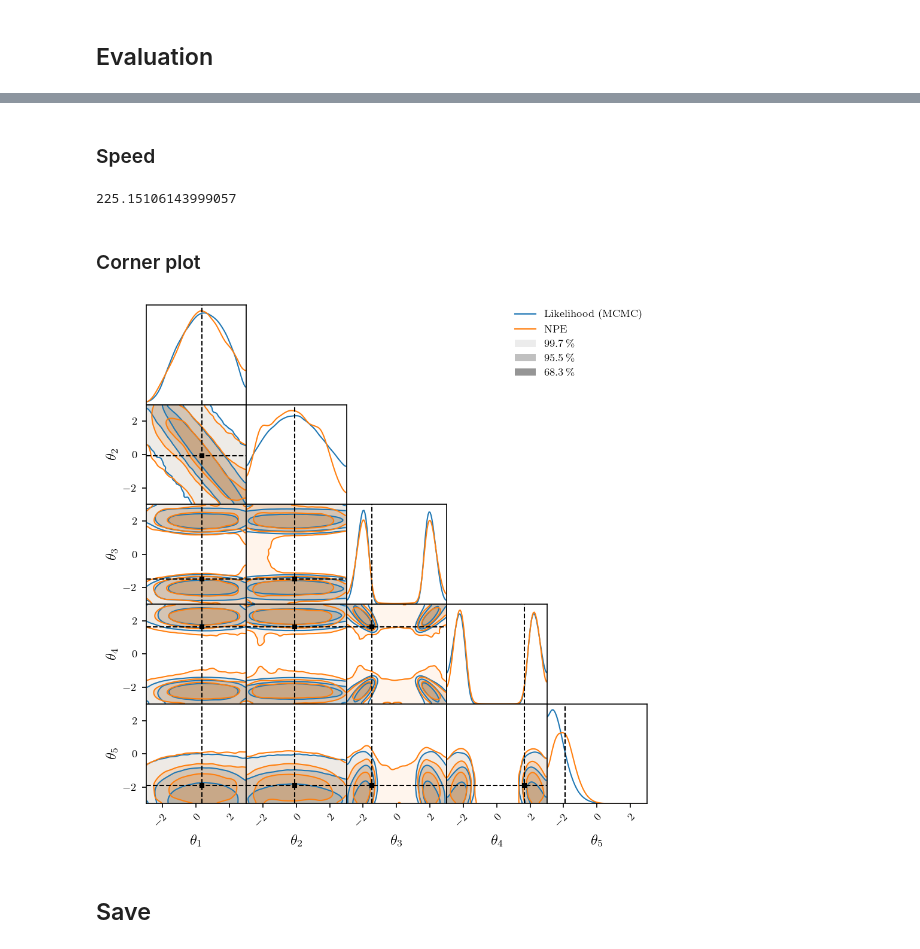
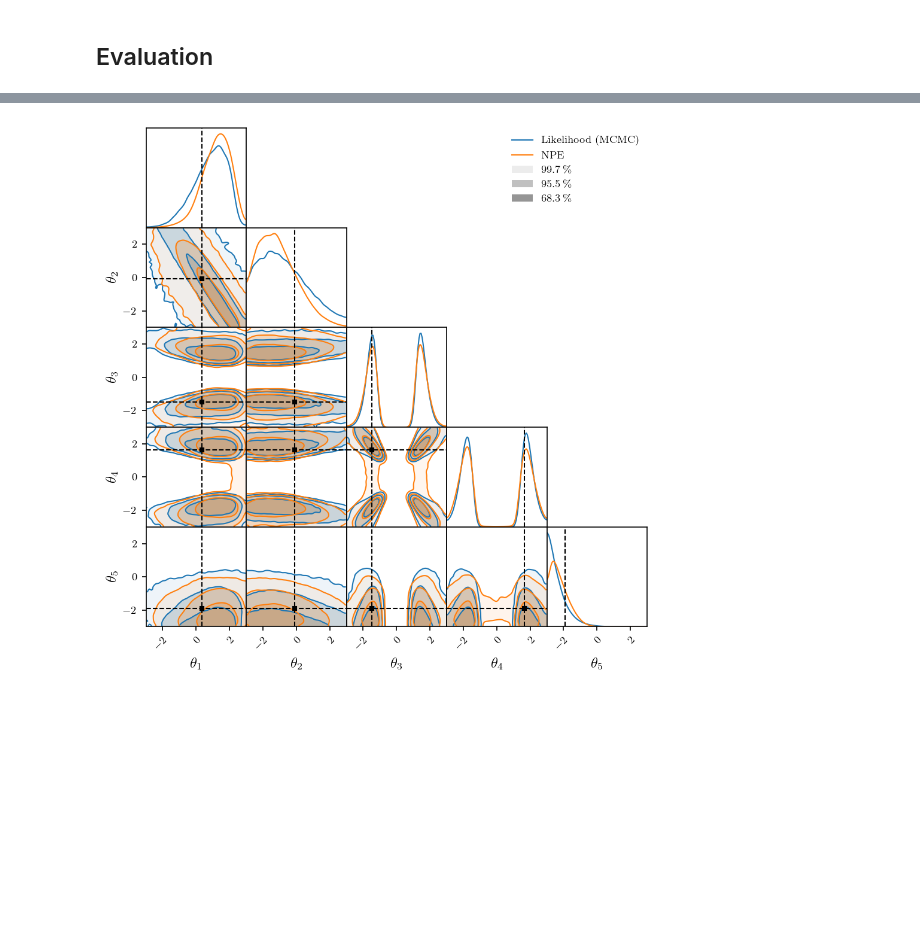
Before and after one commit to probabilists/lampe, a Jupyter notebook: notebooks/slcp-npe.ipynb, the cells around one changed output, grey strips where cells are left out. Cells and saved outputs as stored; diff of their text form; code cells hidden in the pictures; blank space fills up the shorter version.

```diff
--- a/notebooks/slcp-npe.ipynb
+++ b/notebooks/slcp-npe.ipynb
@@ -53,0 +69,3 @@ for epoch in trainer(64):
+# %%
+pipe = NPEPipe(estimator, embedding=embedding).cuda()
+optimizer = optim.AdamW(pipe.parameters(), lr=1e-3, weight_decay=1e-3)
@@ -54,4 +93,2 @@ for epoch in trainer(64):
 # %% [markdown]
 ## Evaluation
-# %%
-_ = model.eval()
@@ -65,62 +95,31 @@ parameters
-# %% [markdown]
-### Speed
-# %%
-theta, x = next(iter(train_loader))
-batches = 2 ** 10
-
-start = torch.cuda.Event(enable_timing=True)
-end = torch.cuda.Event(enable_timing=True)
-
-start.record()
-
-with torch.no_grad():
-    for _ in range(batches):
-        y = model.embedding(x)
-        _ = model(theta, y)
-
-end.record()
-
-torch.cuda.synchronize()
-
-seconds = start.elapsed_time(end) * 1e-3
-
-speed = batches / seconds
-speed
-# %% [output]
-225.15106143999057
-# %% [markdown]
-### Corner plot
 # %%
-theta = torch.tensor([0.3517, -0.0883, -1.4778, 1.6406, -1.9085]).cuda()
+theta = torch.tensor([0.3517, -0.0883, -1.4778, 1.6406, -1.9085])
 x = sim(theta)
-y = model.embedding(x)
 # %%
-sigma = 0.05 * (sim.upper - sim.lower)
+sampler = InferenceSampler(x, prior, likelihood=sim.log_prob, batch_size=2**12, sigma=5e-1)
+samples = torch.cat([t for t in sampler(2**8, burn=2**6, step=2**2)])
 
-sampler = LRESampler(sim.log_prob, sim.prior, x, batch_size=2 ** 12, sigma=sigma)
-thetas = torch.cat([t.cpu() for t in sampler(2 ** 13, burn=2 ** 12, skip=2 ** 4)])
-
-npe_thetas = torch.cat([model.sample(y, (2 ** 12,)).cpu() for _ in range(2 ** 8)])
+with torch.no_grad():
+    y = embedding(x.cuda())
+    npe_samples = torch.cat([
+        estimator.sample(y, (2**16,)).cpu() for _ in range(2**4)
+    ])
 # %%
-bounds = (sim.lower.cpu().numpy(), sim.upper.cpu().numpy())
-
 fig = corner(
-    thetas.numpy(),
+    samples,
     smooth=2.,
-    bounds=bounds,
-    labels=sim.labels,
+    bounds=(lower, upper),
+    labels=labels,
     legend='Likelihood (MCMC)',
-    markers=[theta.cpu().numpy()],
+    markers=[theta],
 )
 
 fig = corner(
-    npe_thetas.numpy(),
+    npe_samples,
     smooth=2.,
-    bounds=bounds,
+    bounds=(lower, upper),
     legend='NPE',
     figure=fig,
 )
 # %% [output]
-[figure, old version]
+[figure, new version]
-# %% [markdown]
-## Save
```
Also changed, not shown: parts of 16 cells of this notebook, 3 other files.
